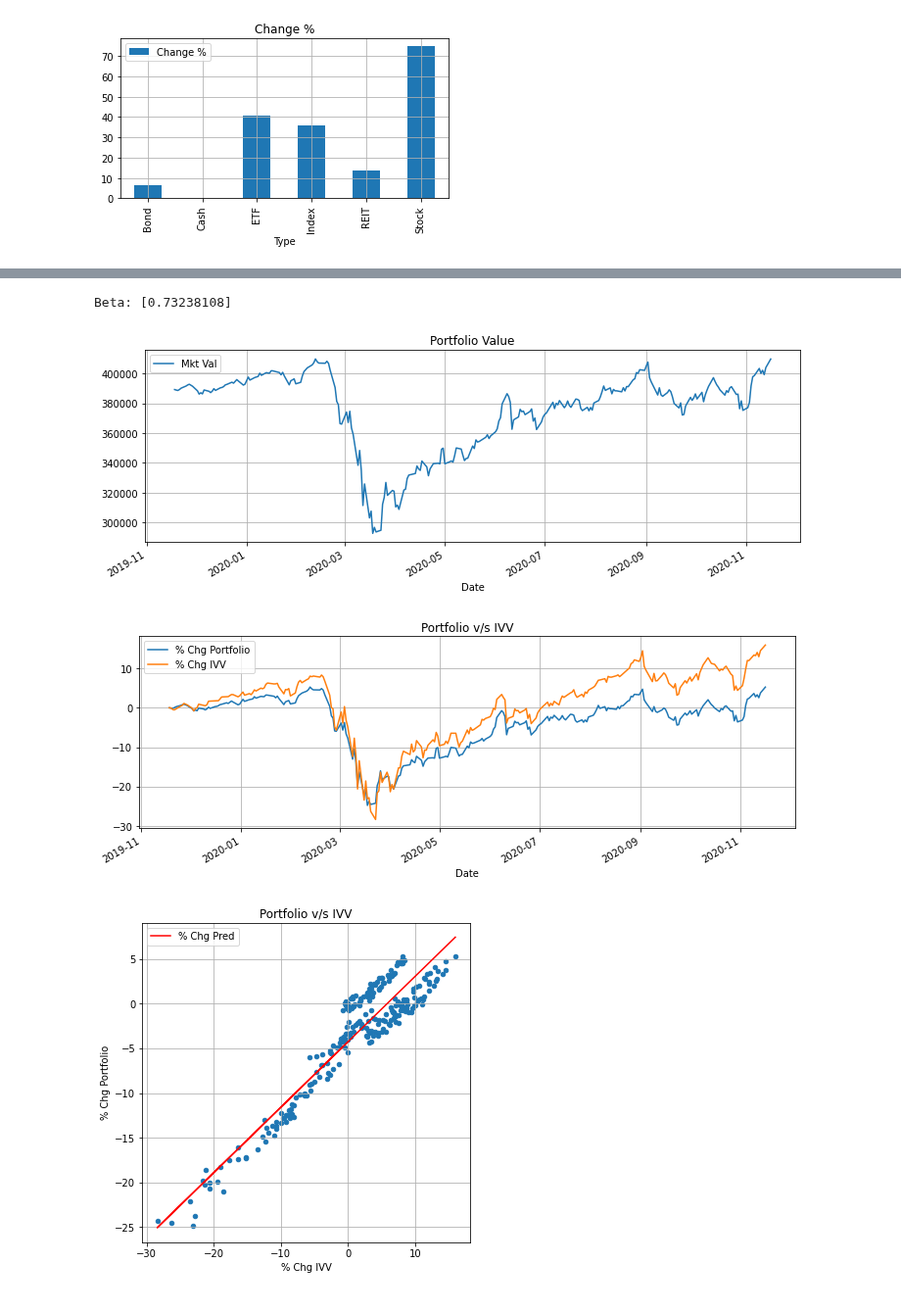
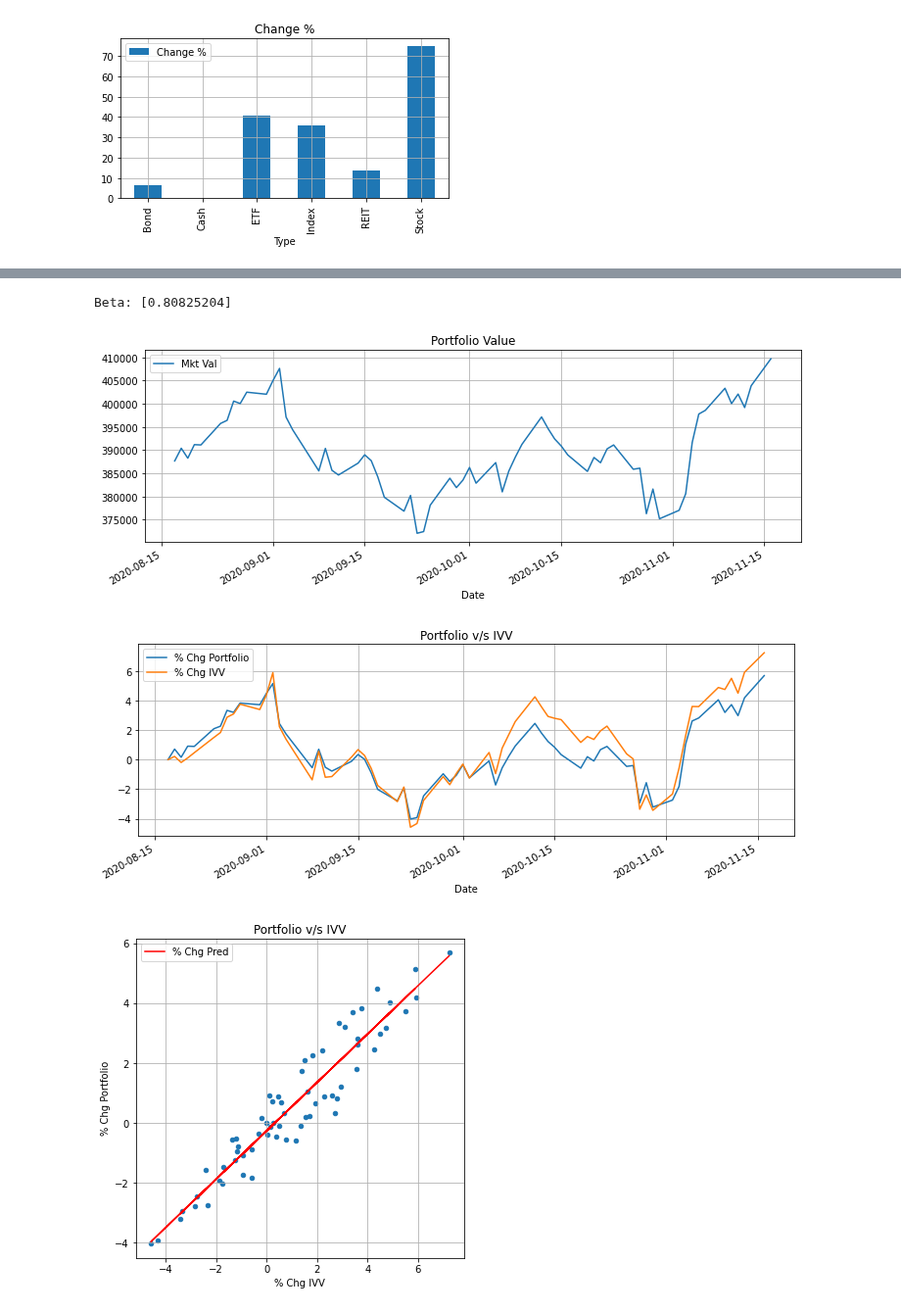
Before and after one commit to bamage00/notebooks, a Jupyter notebook: fin_1.ipynb, the cells around one changed output, grey strips where cells are left out. Shown at 98% size. Drawn from its saved outputs; the diff is of its cells as text; code cells hidden in the pictures.

```diff
--- a/fin_1.ipynb
+++ b/fin_1.ipynb
@@ -155,33 +170,19 @@ Beta: [0.80825204]
 # %%
-period = one_year
-
-mkt_val = (df[df['Ticker'] != 'CASH'].groupby('Date').sum()['Mkt Val']) + df[df['Ticker'] == 'CASH'][['Mkt Val']].values[0]
-mkt_val = mkt_val.reset_index()
 mkt_val[(mkt_val['Date'] >= period) & (mkt_val['Date'] <= end_date)].plot(
     x='Date', y=['Mkt Val'],
     figsize=fig_size_1, grid=True, title='Portfolio Value')
 
-dff = mkt_val[(mkt_val['Date'] >= period) & (mkt_val['Date'] <= end_date)].set_index('Date')
-dff['% Chg Portfolio'] = 100*(dff['Mkt Val']-dff.head(1)['Mkt Val'].values[0])/dff.head(1)['Mkt Val'].values[0]
-dff['Close IVV'] = df[(df['Ticker'] == 'IVV') & (df['Date'] >= period) & (df['Date'] <= end_date)][['Date', 'Close']].set_index('Date')
-dff['% Chg IVV'] = 100*(dff['Close IVV']-dff.head(1)['Close IVV'].values[0])/dff.head(1)['Close IVV'].values[0]
-
-model = linear_model.LinearRegression()
-model.fit(np.array(dff[['% Chg IVV']]), np.array(dff[['% Chg Portfolio']]))
-dff['% Chg Pred'] = model.predict(np.array(dff[['% Chg IVV']]))
-
 dff.plot(y=['% Chg Portfolio', '% Chg IVV'], figsize=fig_size_1, grid=True, title='Portfolio v/s IVV')
 
 fig, axes = plt.subplots(sharex=True)
-
 dff.plot(x='% Chg IVV', y='% Chg Portfolio', kind='scatter',
          ax=axes, figsize=fig_size_3, grid=True, title='Portfolio v/s IVV')
 dff.plot(x='% Chg IVV', y='% Chg Pred', kind='line', color='Red',
          ax=axes, figsize=fig_size_3, grid=True, title='Portfolio v/s IVV')
 
 print('Beta:', model.coef_[0])
 # %% [output]
-Beta: [0.73238108]
+Beta: [0.80825204]
-[figure, old version]
+[figure, new version]
-[figure, old version]
+[figure, new version]
-[figure, old version]
+[figure, new version]
```
Also changed, not shown: parts of 2 cells of this notebook.
